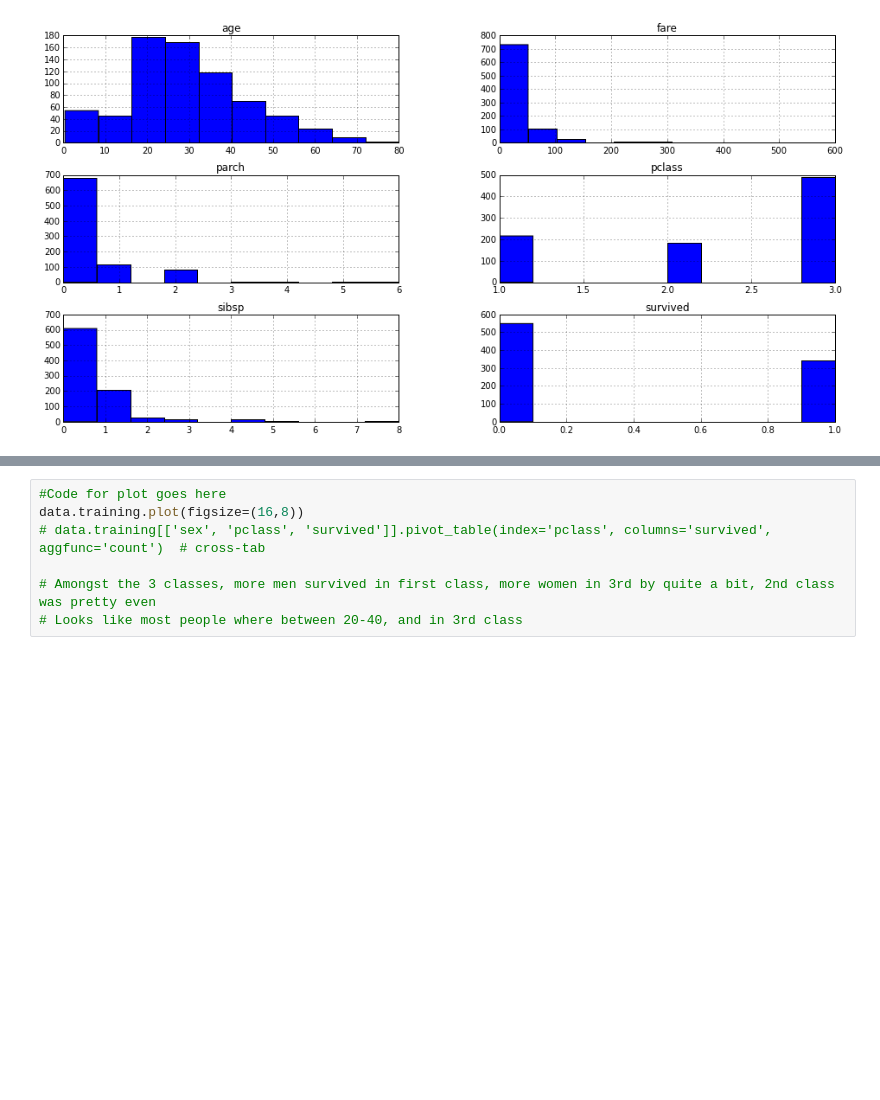
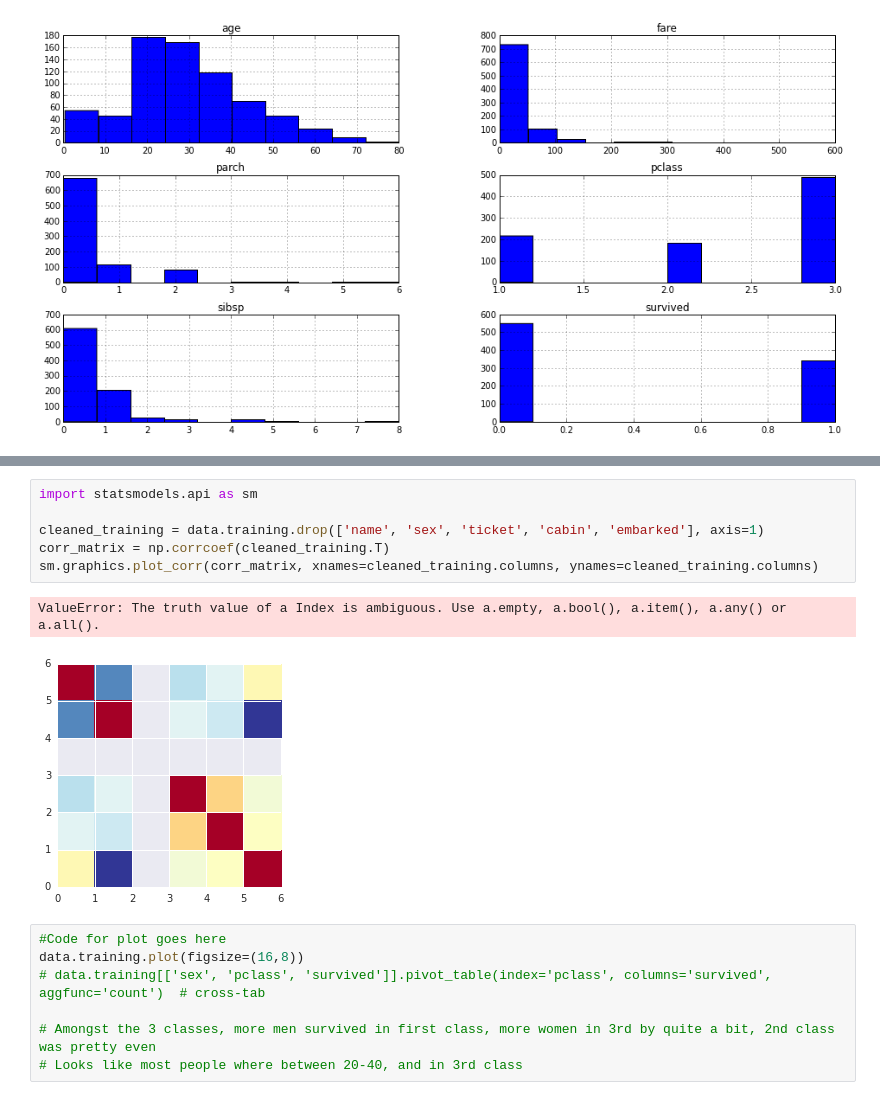
Before and after one commit to dyerrington/DAT_SF_12_HOMEWORK, a Jupyter notebook: HW3-Logistic-Regression.ipynb, the cells around one changed output, grey strips where cells are left out. Drawn from its saved outputs; the diff is of its cells as text; blank space fills up the shorter version.

```diff
--- a/HW3-Logistic-Regression.ipynb
+++ b/HW3-Logistic-Regression.ipynb
@@ -92,3 +101,12 @@ array([[<matplotlib.axes._subplots.AxesSubplot object at 0x...>,
+# %%
+import statsmodels.api as sm
+
+cleaned_training = data.training.drop(['name', 'sex', 'ticket', 'cabin', 'embarked'], axis=1)
+corr_matrix = np.corrcoef(cleaned_training.T)
+sm.graphics.plot_corr(corr_matrix, xnames=cleaned_training.columns, ynames=cleaned_training.columns)
+# %% [output]
+ValueError: The truth value of a Index is ambiguous. Use a.empty, a.bool(), a.item(), a.any() or a.all().
+[figure, added]
 # %%
 #Code for plot goes here
 data.training.plot(figsize=(16,8))
```
Also changed, not shown: parts of 3 cells of this notebook.
